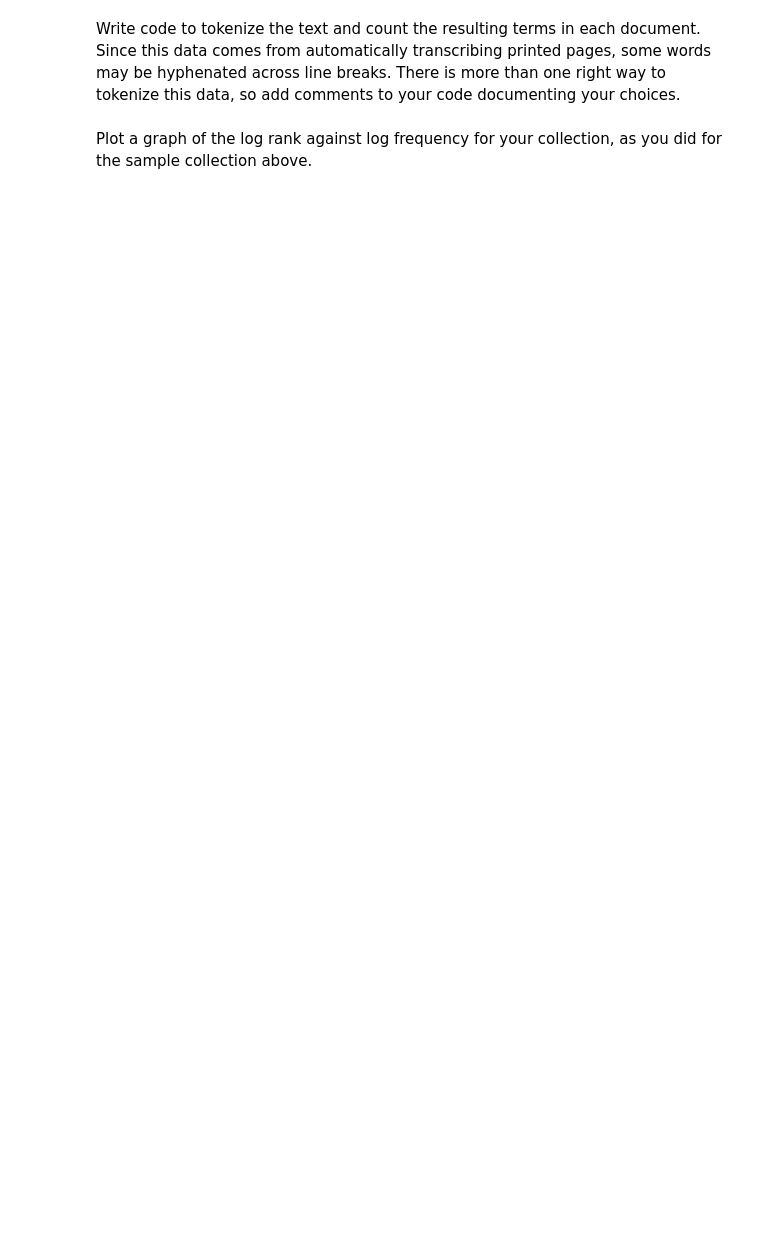
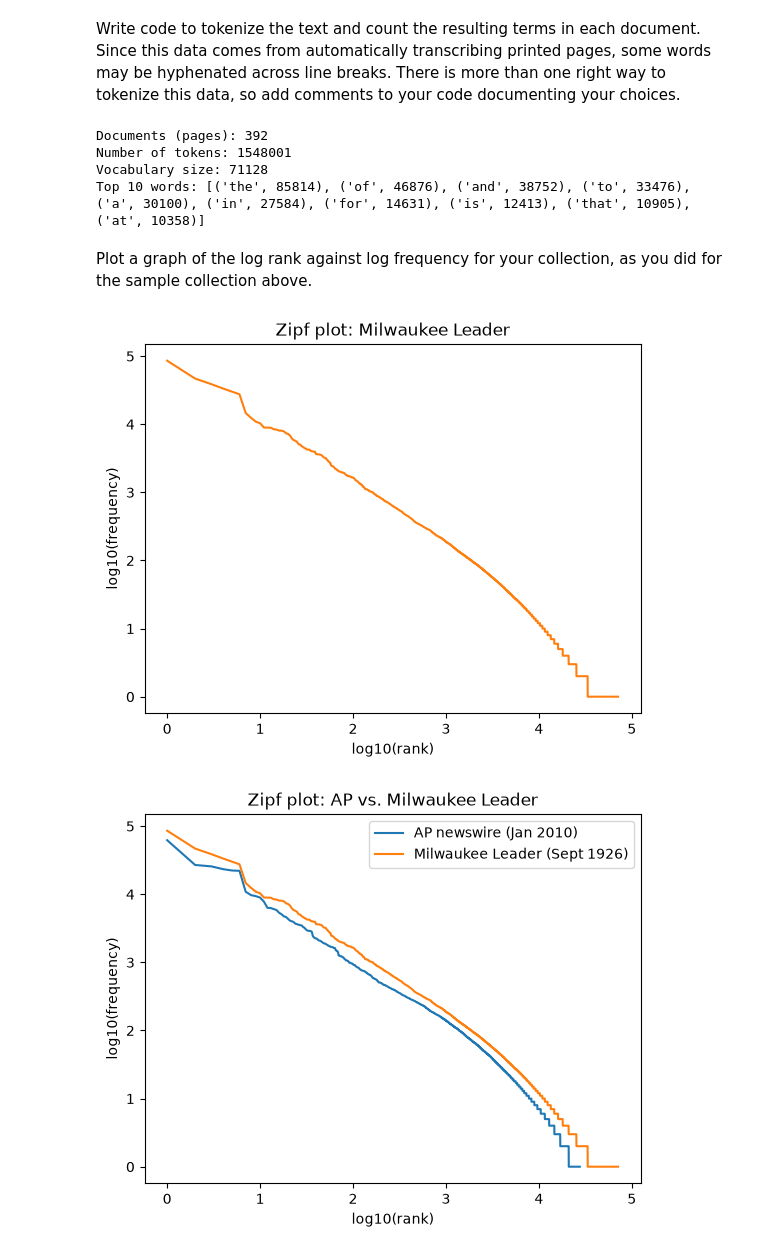
Before and after one commit to RohanRajendra/Document-and-Link-Analysis-CS6200, a Jupyter notebook: term_statistics.ipynb, the cells around one changed output. Cells and saved outputs as stored; diff of their text form; code cells hidden in the pictures; blank space fills up the shorter version.

Commit message:
term stats for milwaukee paper

```diff
--- a/term_statistics.ipynb
+++ b/term_statistics.ipynb
@@ -257,2 +336,40 @@ Write code to tokenize the text and count the resulting terms in each document.
+# %%
+# TODO: Tokenization code here.
+
+import re
+
+def tokenize(text):
+  # 1. Re-join words hyphenated across a line break ("Approv-\ned" -> "Approved").
+  #    OCR also splits many words across lines with no hyphen ("con\nflict"); these
+  #    can't be detected reliably, so the fragments are left in as OCR noise.
+  text = re.sub(r'-[ \t]*\n[ \t]*', '', text)
+  # 2. Lower-case everything, as in the AP data.
+  text = text.lower()
+  # 3. Turn curly apostrophes into straight ones, so "didn’t" matches AP's "didn't".
+  text = text.replace('\u2019', "'").replace('\u2018', "'")
+  # 4. A token is a run of letters, optionally joined by apostrophes ("didn't", "china's").
+  #    Digits, hyphens, quotes, dashes and other symbols act as separators, matching the
+  #    AP data, whose terms contain only letters and apostrophes.
+  return re.findall(r"[a-z]+(?:'[a-z]+)*", text)
+
+# Term counts for each document (page)
+ml_counts = {page['id']: Counter(tokenize(page['text'])) for page in pages}
+
+# Collection-wide counts, sorted by frequency (same format as `frequency` for AP)
+ml_total = Counter()
+for counts in ml_counts.values():
+  ml_total.update(counts)
+ml_frequency = ml_total.most_common()
+ml_ntokens = sum(count for _, count in ml_frequency)
+
+print('Documents (pages):', len(ml_counts))
+print('Number of tokens:', ml_ntokens)
+print('Vocabulary size:', len(ml_frequency))
+print('Top 10 words:', ml_frequency[:10])
+# %% [output]
+Documents (pages): 392
+Number of tokens: 1548001
+Vocabulary size: 71128
+Top 10 words: [('the', 85814), ('of', 46876), ('and', 38752), ('to', 33476), ('a', 30100), ('in', 27584), ('for', 14631), ('is', 12413), ('that', 10905), ('at', 10358)]
 # %% [markdown]
 Plot a graph of the log rank against log frequency for your collection, as you did for the sample collection above.
@@ -261,3 +376,28 @@ Plot a graph of the log rank against log frequency for your collection, as you d
+# %%
+# TODO: Plotting code here.
+ml_log_rank = [math.log10(r) for r in range(1, len(ml_frequency) + 1)]
+ml_log_freq = [math.log10(count) for _, count in ml_frequency]
+
+# 1. Milwaukee Leader on its own
+plt.figure()
+plt.plot(ml_log_rank, ml_log_freq, color='tab:orange')
+plt.xlabel('log10(rank)')
+plt.ylabel('log10(frequency)')
+plt.title('Zipf plot: Milwaukee Leader')
+plt.show()
+
+# 2. Milwaukee Leader on the same axes as AP, for comparison
+plt.figure()
+plt.plot(log_rank, log_freq, label='AP newswire (Jan 2010)')
+plt.plot(ml_log_rank, ml_log_freq, label='Milwaukee Leader (Sept 1926)')
+plt.xlabel('log10(rank)')
+plt.ylabel('log10(frequency)')
+plt.title('Zipf plot: AP vs. Milwaukee Leader')
+plt.legend()
+plt.show()
+# %% [output]
+[figure, added]
+[figure, added]
 # %%
 # TODO: Compute the proportion of tokens made up by the top 10 most
 # frequent words in this collection.
```
Also changed, not shown: parts of 9 cells of this notebook.
